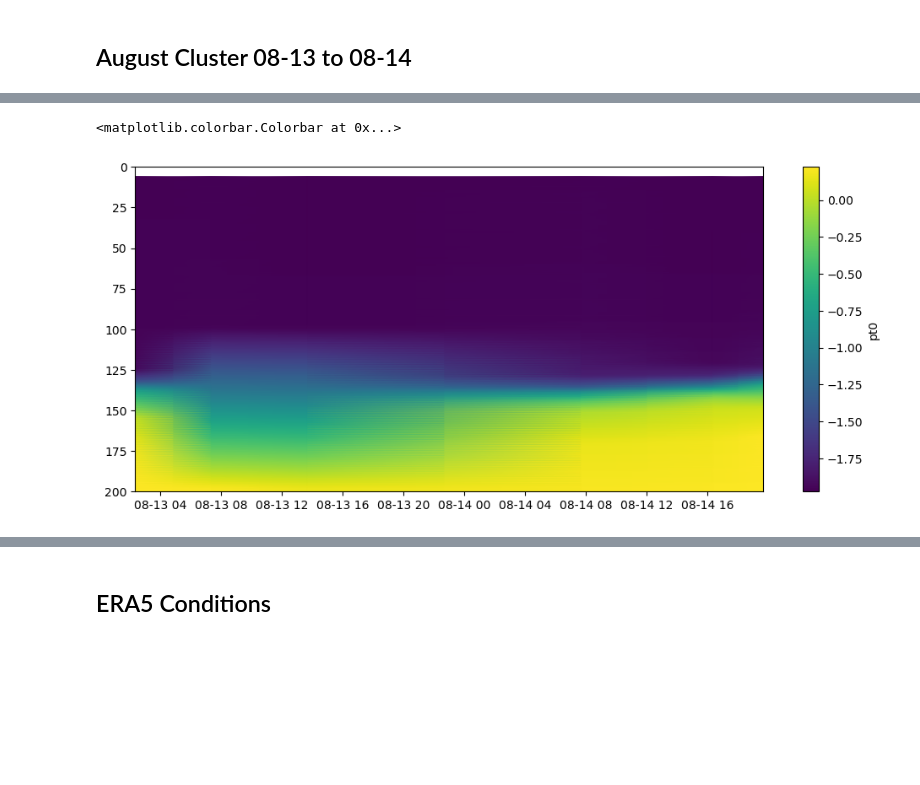
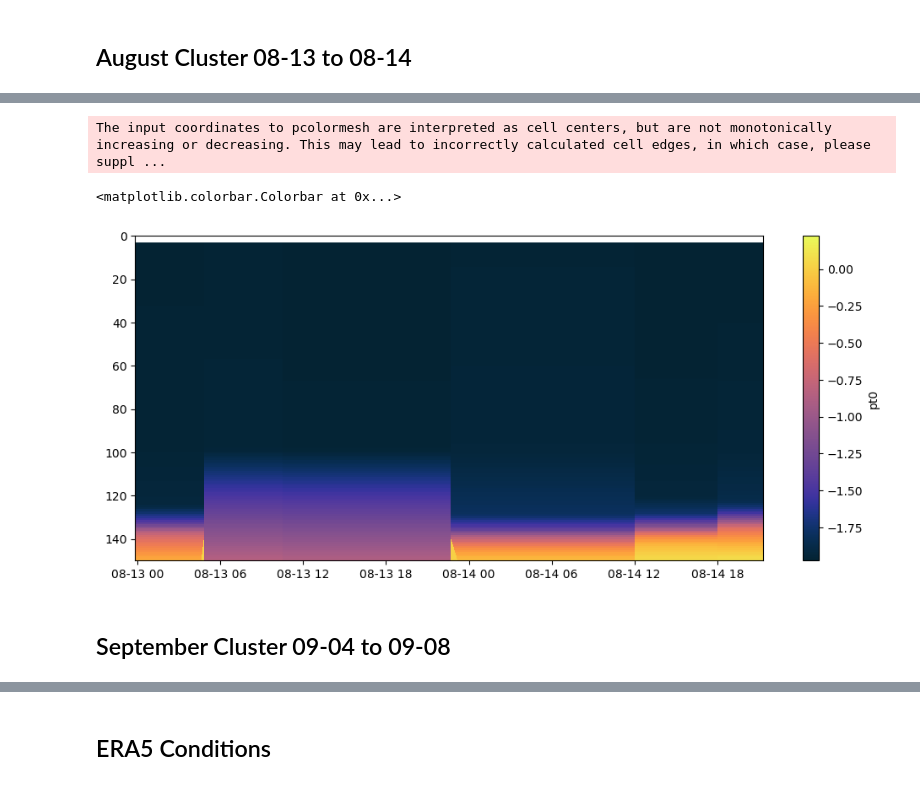
Before and after one commit to marlene-schramm/MSc_data_analysis, a Jupyter notebook: observations_reanalysis/supercooled_profiles_SEAL9900109.ipynb, the cells around one changed output, grey strips where cells are left out. Saved outputs shown, nothing was run; the diff lists cells and outputs as text; code cells hidden in the pictures; blank space fills up the shorter version.

```diff
--- a/observations_reanalysis/supercooled_profiles_SEAL9900109.ipynb
+++ b/observations_reanalysis/supercooled_profiles_SEAL9900109.ipynb
@@ -352,8 +422,9 @@ mask_9900109 = (data1["id"] == 9900109)
 mask_time = (data1["datetimes"] < end) & (data1["datetimes"] > start)
 mask_final = mask_9900109 & mask_time
 
-cluster_data2 = {key: data2[key][:,mask_final] for key in data2.keys()}
-cluster_data2_datetimes = data1["datetimes"][mask_final]
+cluster08_data1 = {key: data1[key][mask_final] for key in data1.keys()}
+cluster08_data2 = {key: data2[key][:,mask_final] for key in data2.keys()}
+cluster08_data2_datetimes = data1["datetimes"][mask_final]
 # %%
 fig, ax = plt.subplots()
 
@@ -397,14 +478,17 @@ fig.colorbar(pcm, label = "def_t")
 # %%
 fig, ax = plt.subplots(figsize = (12,5))
 
-depth = np.nan_to_num(cluster_data2["dpth"], nan = 0)
+depth = np.nan_to_num(cluster08_data2["dpth"], nan = 0)
 
-pcm = ax.pcolormesh(cluster_data2_datetimes, depth, cluster_data2["pt0"], shading = "gouraud")
+pcm = ax.pcolormesh(cluster08_data2_datetimes, depth, cluster08_data2["pt0"], cmap = cmo.thermal)
 
-ax.set_ylim(200,0)
+ax.set_ylim(150,0)
 
 # make colorbar
 fig.colorbar(pcm, label = "pt0")
 # %% [output]
-<matplotlib.colorbar.Colorbar at 0x...>
+The input coordinates to pcolormesh are interpreted as cell centers, but are not monotonically increasing or decreasing. This may lead to incorrectly calculated cell edges, in which case, please suppl ...
+<matplotlib.colorbar.Colorbar at 0x...>
-[figure, old version]
+[figure, new version]
+# %% [markdown]
+## September Cluster 09-04 to 09-08
```
Also changed, not shown: parts of 27 cells of this notebook.
